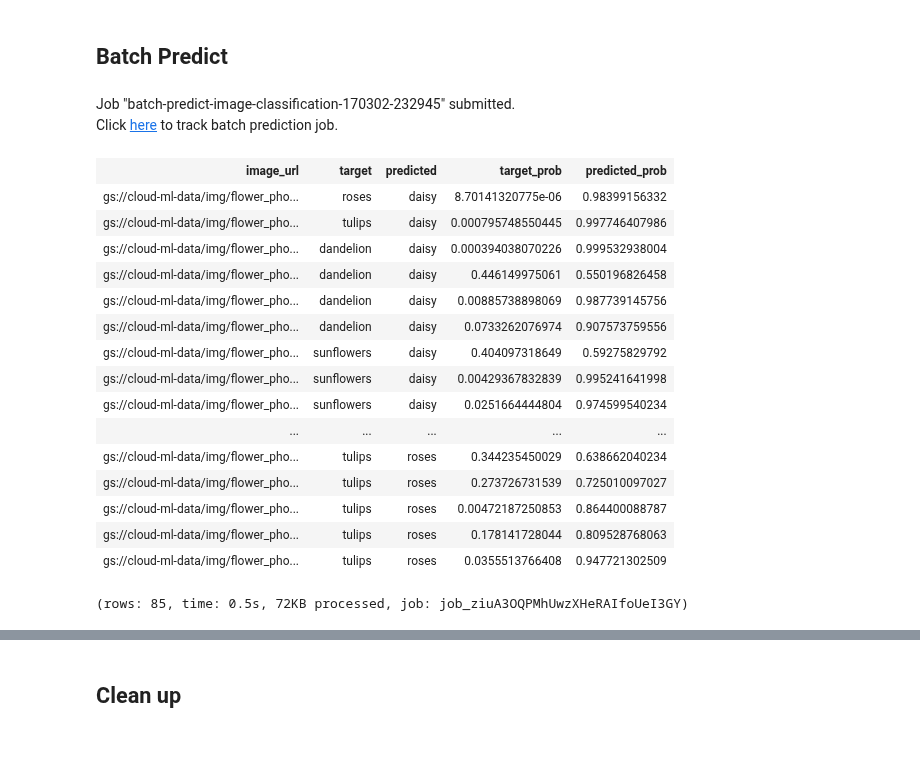
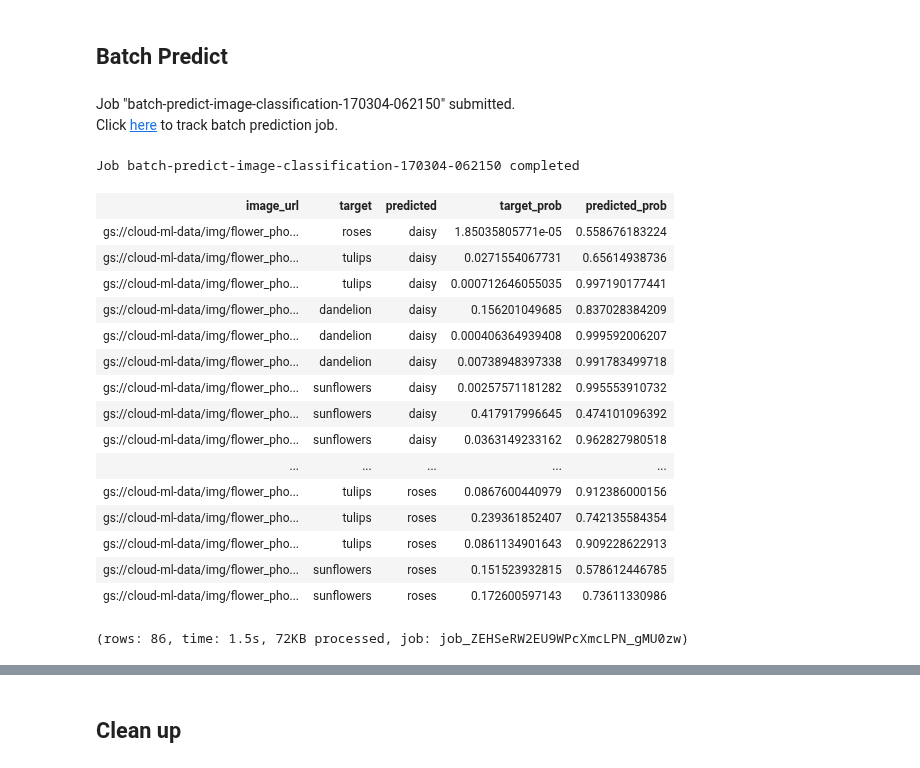
Before and after one commit to googledatalab/notebooks, a Jupyter notebook: tutorials/Machine Learning/image/flower/Cloud.ipynb, the cells around one changed output, grey strips where cells are left out. Cells and saved outputs as stored; diff of their text form; code cells hidden in the pictures.

Commit message:
Update image notebooks to use google.datalab library. (#60)

```diff
--- a/tutorials/Machine Learning/image/flower/Cloud.ipynb
+++ b/tutorials/Machine Learning/image/flower/Cloud.ipynb
@@ -109,34 +90,41 @@ tulips(1.00000)
 # %% [markdown]
 ## Batch Predict
 # %%
+import google.datalab.bigquery as bq
+
+bq.Dataset('flower').create()
 eval_set = CsvDataSet('gs://cloud-datalab/sampledata/flower/eval670.csv', schema='image_url:STRING,label:STRING')
 batch_predict_job = model.batch_predict(eval_set, model_dir, output_bq_table='flower.eval_results_full',
                                         cloud={'temp_location': staging_dir})
 batch_predict_job.wait()
 # %% [output]
-Job "batch-predict-image-classification-170302-232945" submitted.
+Job "batch-predict-image-classification-170304-062150" submitted.
 Click here to track batch prediction job.
+Job batch-predict-image-classification-170304-062150 completed
 # %%
-%%sql
-select * from flower.eval_results_full where target != predicted
+%%bq query --name wrong_prediction
+
+SELECT * FROM flower.eval_results_full WHERE target != predicted
-# %% [output]
-| image_url | target | predicted | target_prob | predicted_prob |
-| gs://cloud-ml-data/img/flower_pho... | roses | daisy | 8.70141320775e-06 | 0.98399156332 |
-| gs://cloud-ml-data/img/flower_pho... | tulips | daisy | 0.000795748550445 | 0.997746407986 |
-| gs://cloud-ml-data/img/flower_pho... | dandelion | daisy | 0.000394038070226 | 0.999532938004 |
-| gs://cloud-ml-data/img/flower_pho... | dandelion | daisy | 0.446149975061 | 0.550196826458 |
-| gs://cloud-ml-data/img/flower_pho... | dandelion | daisy | 0.00885738898069 | 0.987739145756 |
-| gs://cloud-ml-data/img/flower_pho... | dandelion | daisy | 0.0733262076974 | 0.907573759556 |
-| gs://cloud-ml-data/img/flower_pho... | sunflowers | daisy | 0.404097318649 | 0.59275829792 |
-| gs://cloud-ml-data/img/flower_pho... | sunflowers | daisy | 0.00429367832839 | 0.995241641998 |
-| gs://cloud-ml-data/img/flower_pho... | sunflowers | daisy | 0.0251664444804 | 0.974599540234 |
-| ... | ... | ... | ... | ... |
-| gs://cloud-ml-data/img/flower_pho... | tulips | roses | 0.344235450029 | 0.638662040234 |
-| gs://cloud-ml-data/img/flower_pho... | tulips | roses | 0.273726731539 | 0.725010097027 |
-| gs://cloud-ml-data/img/flower_pho... | tulips | roses | 0.00472187250853 | 0.864400088787 |
-| gs://cloud-ml-data/img/flower_pho... | tulips | roses | 0.178141728044 | 0.809528768063 |
-| gs://cloud-ml-data/img/flower_pho... | tulips | roses | 0.0355513766408 | 0.947721302509 |
-(rows: 85, time: 0.5s, 72KB processed, job: job_ziuA3OQPMhUwzXHeRAIfoUeI3GY)
+# %%
+wrong_prediction.execute().result()
+# %% [output]
+| image_url | target | predicted | target_prob | predicted_prob |
+| gs://cloud-ml-data/img/flower_pho... | roses | daisy | 1.85035805771e-05 | 0.558676183224 |
+| gs://cloud-ml-data/img/flower_pho... | tulips | daisy | 0.0271554067731 | 0.65614938736 |
+| gs://cloud-ml-data/img/flower_pho... | tulips | daisy | 0.000712646055035 | 0.997190177441 |
+| gs://cloud-ml-data/img/flower_pho... | dandelion | daisy | 0.156201049685 | 0.837028384209 |
+| gs://cloud-ml-data/img/flower_pho... | dandelion | daisy | 0.000406364939408 | 0.999592006207 |
+| gs://cloud-ml-data/img/flower_pho... | dandelion | daisy | 0.00738948397338 | 0.991783499718 |
+| gs://cloud-ml-data/img/flower_pho... | sunflowers | daisy | 0.00257571181282 | 0.995553910732 |
+| gs://cloud-ml-data/img/flower_pho... | sunflowers | daisy | 0.417917996645 | 0.474101096392 |
+| gs://cloud-ml-data/img/flower_pho... | sunflowers | daisy | 0.0363149233162 | 0.962827980518 |
+| ... | ... | ... | ... | ... |
+| gs://cloud-ml-data/img/flower_pho... | tulips | roses | 0.0867600440979 | 0.912386000156 |
+| gs://cloud-ml-data/img/flower_pho... | tulips | roses | 0.239361852407 | 0.742135584354 |
+| gs://cloud-ml-data/img/flower_pho... | tulips | roses | 0.0861134901643 | 0.909228622913 |
+| gs://cloud-ml-data/img/flower_pho... | sunflowers | roses | 0.151523932815 | 0.578612446785 |
+| gs://cloud-ml-data/img/flower_pho... | sunflowers | roses | 0.172600597143 | 0.73611330986 |
+(rows: 86, time: 1.5s, 72KB processed, job: job_ZEHSeRW2EU9WPcXmcLPN_gMU0zw)
 # %%
 ConfusionMatrix.from_bigquery('flower.eval_results_full').plot()
 # %% [output]
```
Also changed, not shown: parts of 13 cells of this notebook, 4 other files.
